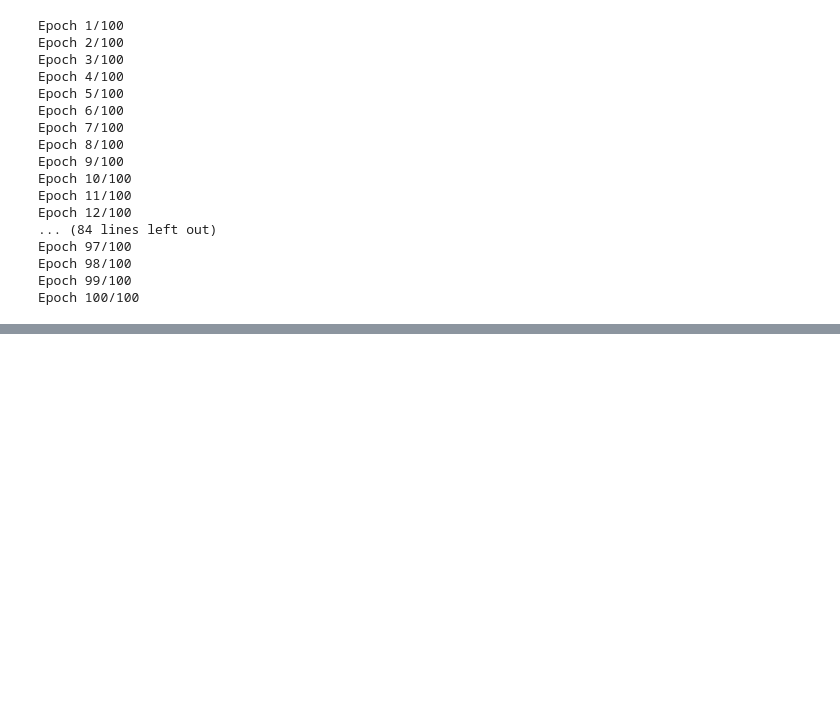
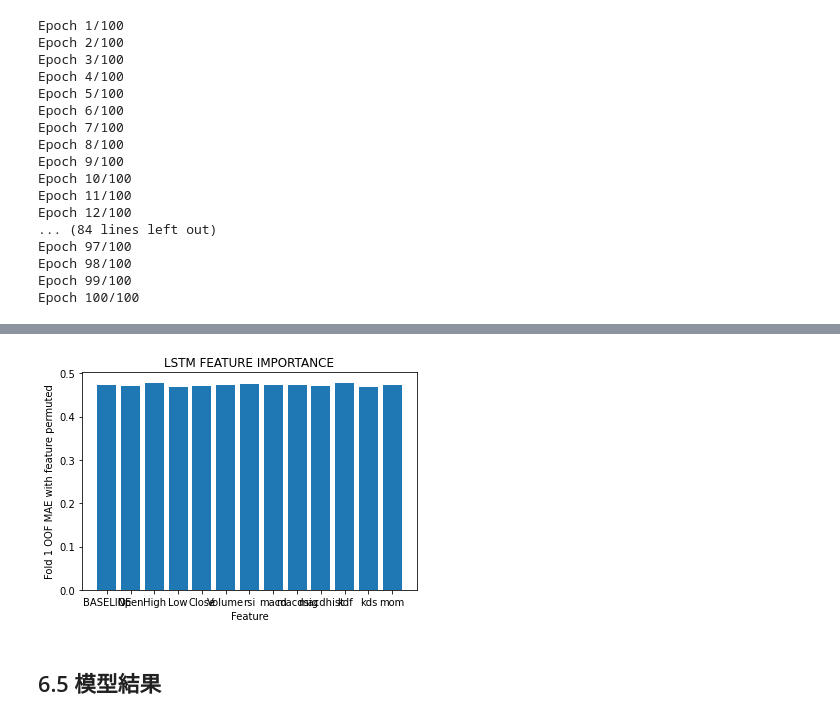
Before and after one commit to henry202-TENG/abricot, a Jupyter notebook: abricot/abr_stockmodel/stockmodel.ipynb, the cells around one changed output, grey strips where cells are left out. Cells and saved outputs as stored; diff of their text form; code cells hidden in the pictures; blank space fills up the shorter version.

```diff
--- a/abricot/abr_stockmodel/stockmodel.ipynb
+++ b/abricot/abr_stockmodel/stockmodel.ipynb
@@ -252,4 +290,4 @@ X_train, y_train, X_test, y_test = np.array(train_X), np.array(train_y), np.arra
 X_train = np.reshape(X_train, (X_train.shape[0],1,-1))
 y_train = np.reshape(y_train, (y_train.shape[0],1,1))
 X_test = np.reshape(X_test, (X_test.shape[0],1,-1))
-y_test = np.reshape(y_test, (X_test.shape[0],1,1))
+y_test = np.reshape(y_test, (y_test.shape[0],1,1))
@@ -331,0 +394,13 @@ plt.show()
+# %%
+### 變數重要性:顯示MACD、台股平均本益比及RSI為重要特徵值
+results = []
+bar_X=[]
+bar_Y=[]
+print(' Computing LSTM feature importance...')
+# COMPUTE BASELINE (NO SHUFFLE)
+oof_preds = regressor.predict(X_test, verbose='0').squeeze()
+baseline_mae = np.mean(np.abs(oof_preds-y_test))
+
+results.append({'feature':'BASELINE','mae':baseline_mae})
+bar_X.append('BASELINE')
+bar_Y.append(baseline_mae)
@@ -332,13 +409,4 @@ plt.show()
 # %%
-### 變數重要性:顯示MACD、台股平均本益比及RSI為重要特徵值
-results = []
-print(' Computing LSTM feature importance...')
-# COMPUTE BASELINE (NO SHUFFLE)
-oof_preds = regressor.predict(X_test, verbose='0').squeeze()
-baseline_mae = np.mean(np.abs(oof_preds-y_test))
-
-results.append({'feature':'BASELINE','mae':baseline_mae})
-
 for k in tqdm(range(len(list(test_X.columns)))):
     # SHUFFLE FEATURE K
     save_col = X_test[:,:,k].copy()
@@ -348,4 +416,6 @@ for k in tqdm(range(len(list(test_X.columns)))):
     oof_preds = regressor.predict(X_test, verbose='0').squeeze()
     mae = np.mean(np.abs( oof_preds-y_test ))
     results.append({'feature':test_X.columns[k],'mae':mae})
+    bar_X.append(test_X.columns[k])
+    bar_Y.append(mae)
     X_test[:,:,k] = save_col
@@ -354,3 +470,13 @@ for k in tqdm(range(len(list(test_X.columns)))):
+# %%
+plt.title('LSTM FEATURE IMPORTANCE')
+plt.ylabel('Fold 1 OOF MAE with feature permuted')
+plt.xlabel('Feature')
+plt.bar(bar_X,bar_Y )
+plt.show()
+# %% [output]
+[figure, added]
+# %% [markdown]
+## 6.5 模型結果
 # %%
 ### 模型結果(測試集)
 rate=regressor.evaluate(X_test, y_test,verbose='1')
```
Also changed, not shown: parts of 25 cells of this notebook.
